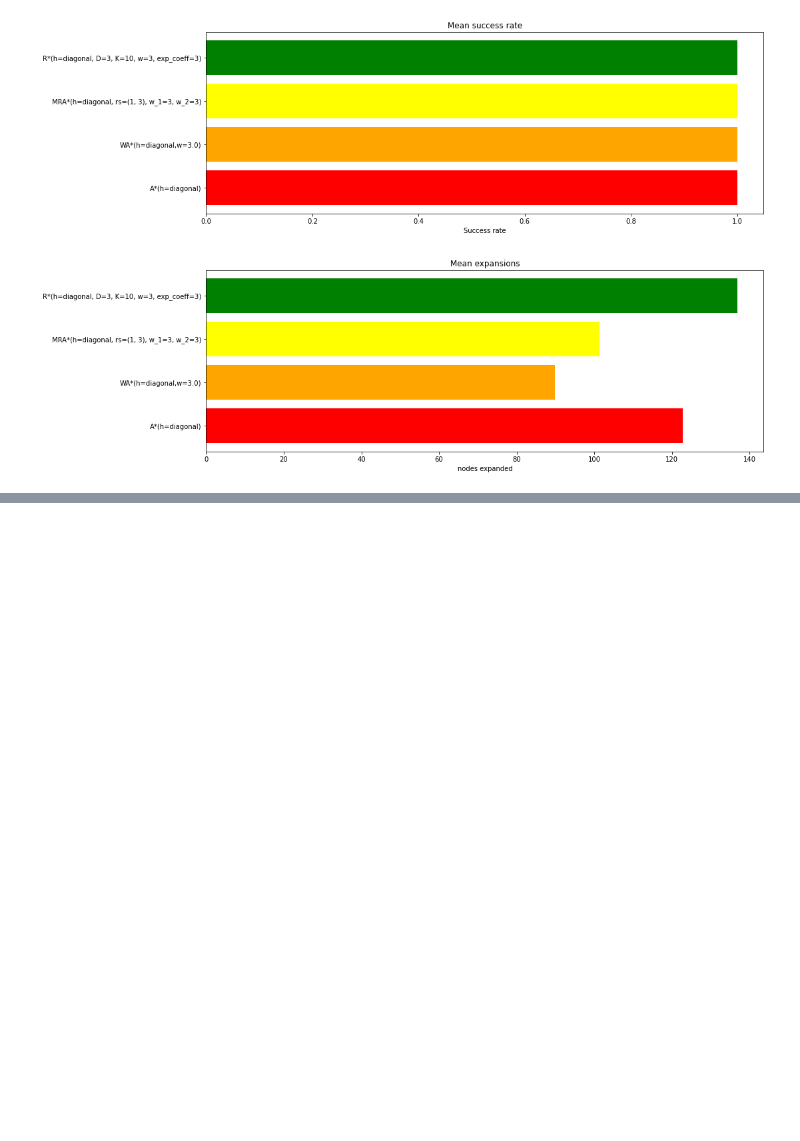
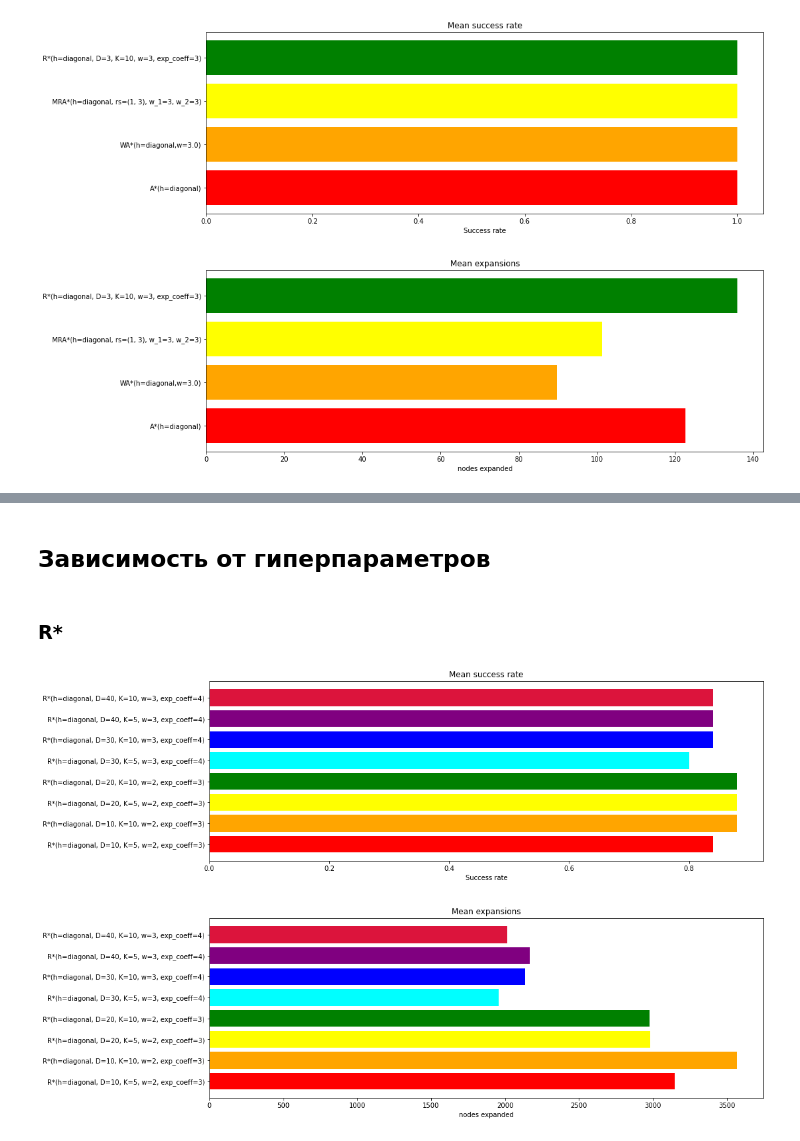
Before and after one commit to evjava/HeuristicsBetterThan, a Jupyter notebook: Algorithm_comparation.ipynb, the cells around one changed output, grey strips where cells are left out. Drawn from its saved outputs; the diff is of its cells as text; code cells hidden in the pictures; blank space fills up the shorter version.

```diff
--- a/Algorithm_comparation.ipynb
+++ b/Algorithm_comparation.ipynb
@@ -115,0 +131,28 @@ p.run()
+# %% [markdown]
+## Зависимость от гиперпараметров
+# %% [markdown]
+### R*
+# %%
+map = MaiMaps.MOSCOW
+algorithms = [
+    Rstar(diagonal_dist, D=10, K=5, w=2, exp_coeff=3),
+    Rstar(diagonal_dist, D=10, K=10, w=2, exp_coeff=3),
+    Rstar(diagonal_dist, D=20, K=5, w=2, exp_coeff=3),
+    Rstar(diagonal_dist, D=20, K=10, w=2, exp_coeff=3),
+    Rstar(diagonal_dist, D=30, K=5, w=3, exp_coeff=4),
+    Rstar(diagonal_dist, D=30, K=10, w=3, exp_coeff=4),
+    Rstar(diagonal_dist, D=40, K=5, w=3, exp_coeff=4),
+    Rstar(diagonal_dist, D=40, K=10, w=3, exp_coeff=4),
+]
+
+p = Pipeline(
+    reader=MaiReader(map, 25),
+    algorithms=algorithms,
+    processor=PlotSuccessRate().then(PlotMeanExpanded()),
+    timelimit=8
+)
+
+p.run()
+# %% [output]
+[figure, added]
+[figure, added]
```
Also changed, not shown: parts of 12 cells of this notebook, 3 other files.
